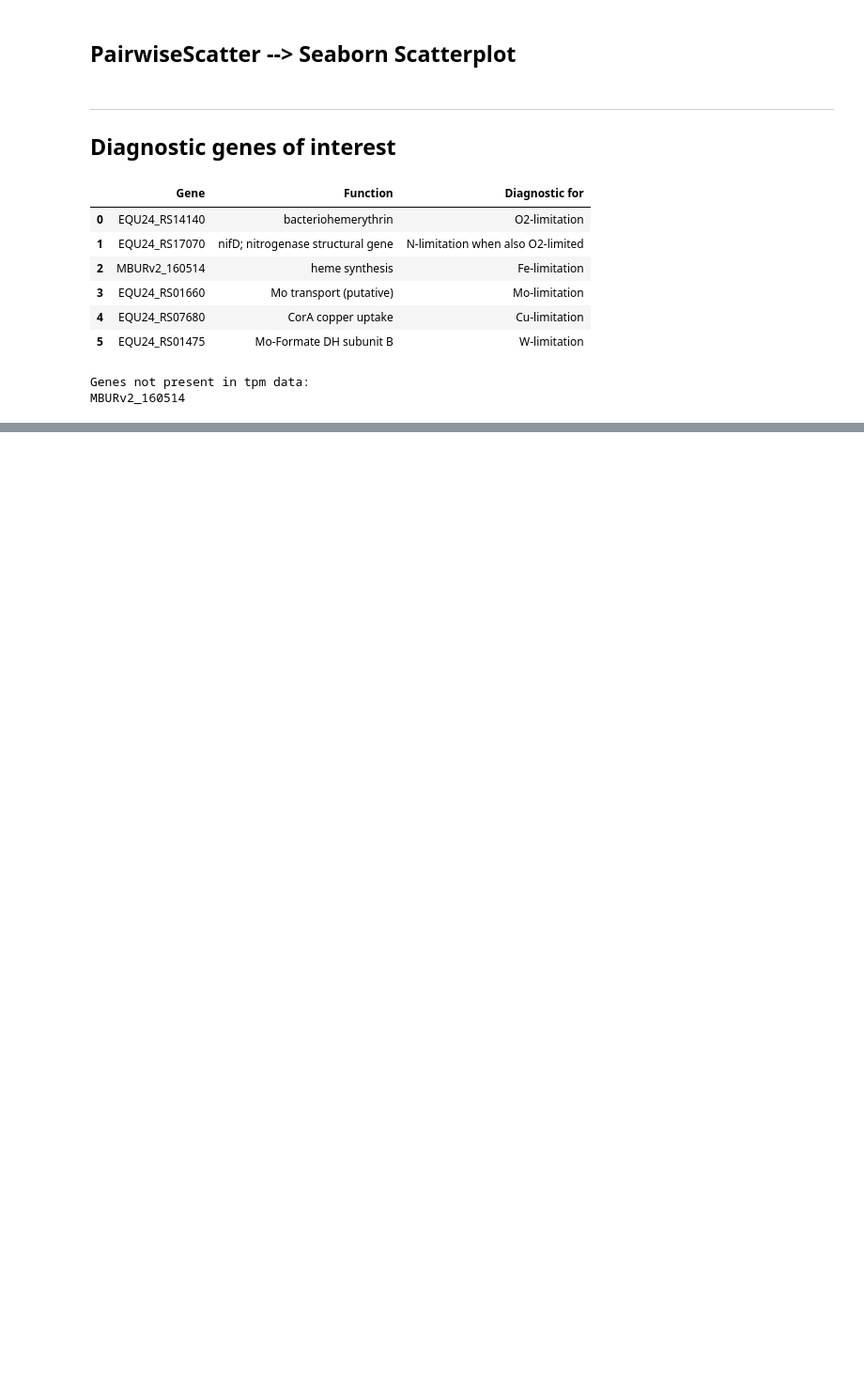
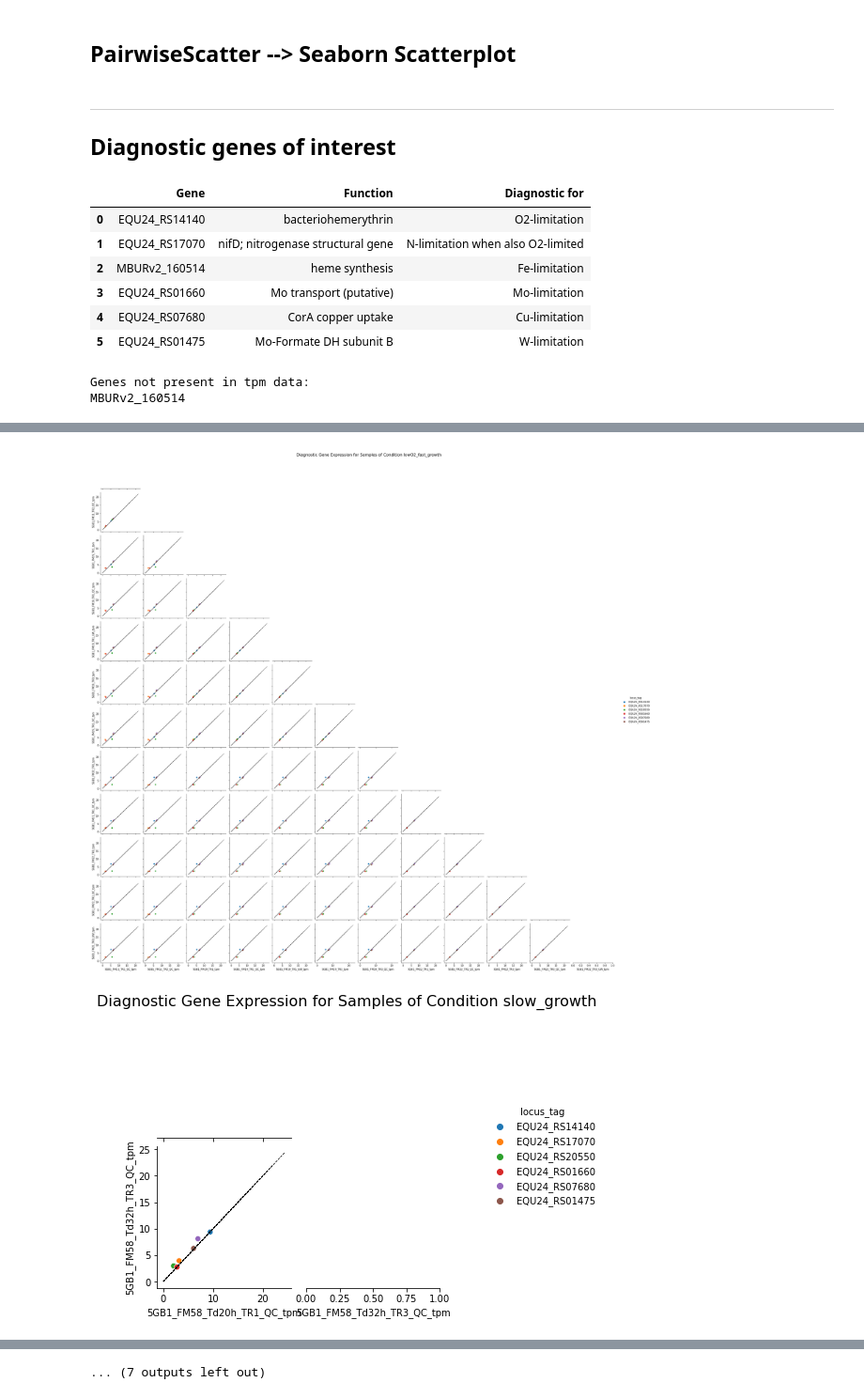
Before and after one commit to vsk-1167/research-5G-transcriptomic-exploration, a Jupyter notebook: diagnostic_gene_analysis.ipynb, the cells around one changed output, grey strips where cells are left out. Shown at 94% size. Cells and saved outputs as stored; diff of their text form; code cells hidden in the pictures; blank space fills up the shorter version.

```diff
--- a/diagnostic_gene_analysis.ipynb
+++ b/diagnostic_gene_analysis.ipynb
@@ -65,0 +93,19 @@ list_conditions
+# %%
+def plot_diagonal(xdata, ydata, **kws):
+    mx = xdata.max() + 15
+    plt.plot([0,mx],[0,mx], color = "black", lw = 0.7, linestyle = "--", label = "Diagonal (for comparison)")
+# %%
+def sample_pairwise_scatter(df_sample, title, filename):
+    labels = df_sample["locus_tag"]
+    ax = sns.pairplot(df_sample, vars=df_sample.columns[:-1], hue = "locus_tag", corner = True)
+
+    s1 = df_raw_tpm.T + 0.01
+    s2 = df_raw_tpm.T + 0.01
+
+    ax.map_offdiag(plot_diagonal)
+
+    plt.suptitle(title, fontsize = 16)
+
+    plt.savefig(filename, bbox_inches='tight')
+    plt.show()
+    print("\n")
@@ -194,0 +275,18 @@ sns.pairplot(df_all_samples_diag_genes.T, vars=df_all_samples_diag_genes.T.colum
+# %%
+import warnings
+with warnings.catch_warnings():
+    warnings.simplefilter('ignore')
+
+    for condition in list_conditions:
+        df_cur_condition = np.log(df_all_samples_diag_genes[condition_to_sample.get(condition)])
+        df_cur_condition['locus_tag'] = list(df_all_samples_diag_genes.index)
+        #df_cur_condition['diagnostic'] = df_cur_condition['locus_tag'].apply(lambda x: gene_to_diagnostic.get(x))
+
+        #           Diagnostic Pairwise + Condition
+        filename = "plots/pairwise_expression/diag_pw_" + str(condition)
+        title = "Diagnostic Gene Expression for Samples of Condition " + str(condition)
+
+        sample_pairwise_scatter(df_cur_condition, title, filename)
+# %% [output]
+[figure, added]
+[figure, added]
@@ -194,0 +303 @@ sns.pairplot(df_all_samples_diag_genes.T, vars=df_all_samples_diag_genes.T.colum
+... (7 outputs left out)
```
Also changed, not shown: parts of 31 cells of this notebook, 19 other files.
